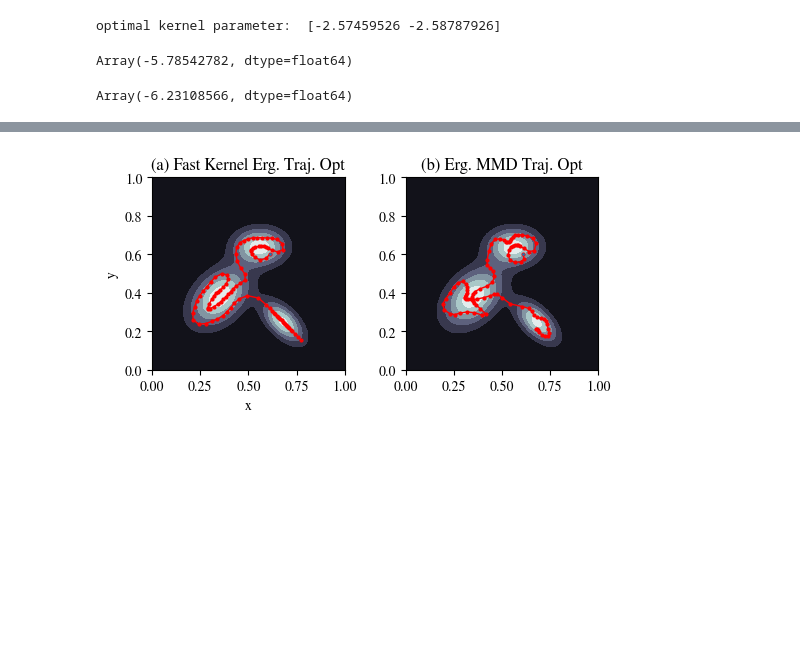
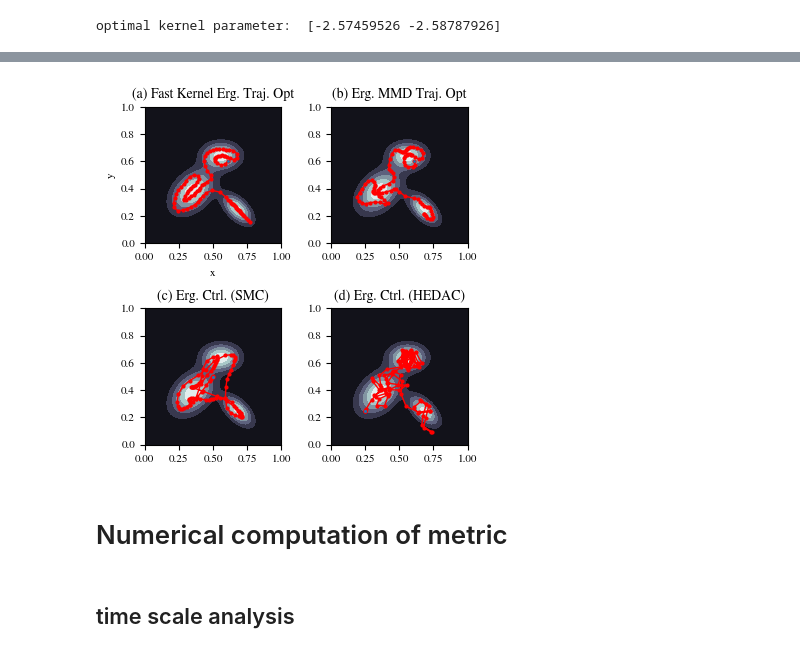
Before and after one commit to i-abr/ergodic_mmd, a Jupyter notebook: notebooks/planar_search.ipynb, the cells around one changed output, grey strips where cells are left out. Cells and saved outputs as stored; diff of their text form; code cells hidden in the pictures; blank space fills up the shorter version.

```diff
--- a/notebooks/planar_search.ipynb
+++ b/notebooks/planar_search.ipynb
@@ -217,14 +215,6 @@ fast_kernel_solver = AugmentedLagrangeSolver(params, fast_kernel_loss, eq_constr
 #     step_size=1e-3,
 #     args=args)
 #
-# %%
-fast_kernel_loss(fast_kernel_sol, args)
-# %% [output]
-Array(-5.78542782, dtype=float64)
-# %%
-emmd_loss(emmd_sol, args)
-# %% [output]
-Array(-6.23108566, dtype=float64)
 # %%
 fast_kernel_solver.solve(max_iter=15_000, eps=1e-3)
 fast_kernel_sol = fast_kernel_solver.solution
@@ -267,16 +257,21 @@ emmd_sol = emmd_solver.solution
 4216 0.0010905535208456897
 4217 0.000995764015272523
 done in  4217  iterations 0.000995764015272523
+# %%
+import pickle as pkl
+
+smc_traj = pkl.load(open('../data/ergodic.pkl','rb'))
+hedac_traj = pkl.load(open('../data/traj.pkl','rb'))
 # %%
 # Iterative trajectory optimization for ergodic control
 from IPython import display
 
 plt.rcParams["font.family"] = "freeserif"
-
+plt.rcParams.update({'font.size': 8})
 
 loss_list = []
 
-fig, axes = plt.subplots(1, 2,figsize=(6,2.5))#, tight_layout=True)
+fig, axes = plt.subplots(2, 2, figsize=(4,4), tight_layout=True)
 
 # for iter in tqdm(range(100)):
 
@@ -288,43 +283,84 @@ X = forward_sim(args['x0'], U, args['dt'])[1]
 
 # visualize every 10 iterations
 # if (iter+1) % 10 == 0:
-ax1 = axes[0]
+ax1 = axes[0,0]
 ax1.cla()
 ax1.set_aspect('equal', adjustable='box')
 ax1.set_xlim(0.0, L_list[0])
 ax1.set_ylim(0.0, L_list[1])
-ax1.set_title('(a) Fast Kernel Erg. Traj. Opt')
+ax1.set_title('(a) Fast Kernel Erg. Traj. Opt', fontsize=10)
 ax1.set_xlabel('x')
 ax1.set_ylabel('y')
 ax1.contourf(grids_x, grids_y, pdf_vals.reshape(grids_x.shape), cmap='bone')
 # ax1.plot([x0[0], x_traj[0,0]], [x0[1], x_traj[0,1]], linestyle='-', linewidth=2, color='k', alpha=1.0)
 ax1.plot(X[:,0], X[:,1], linestyle='-', marker='o', color='r', linewidth=1, markersize=2, alpha=1.0, label='Optimized trajectory')
 ax1.plot(args['x0'][0], args['x0'][1], linestyle='', marker='o', markersize=1, color='C0', alpha=1.0, label='Initial state')
 # ax1.legend(loc=1)
+plt.xticks(fontsize = 8)
+plt.yticks(fontsize = 8)
 
-ax2 = axes[1]
+
+ax2 = axes[0,1]
 U = emmd_sol['U']
 X = forward_sim(args['x0'], U, args['dt'])[1]
 ax2.cla()
 ax2.set_aspect('equal', adjustable='box')
 ax2.set_xlim(0.0, L_list[0])
 ax2.set_ylim(0.0, L_list[1])
-ax2.set_title('(b) Erg. MMD Traj. Opt')
+ax2.set_title('(b) Erg. MMD Traj. Opt',fontsize=10)
 # ax2.set_xlabel('x')
 # ax2.set_ylabel('y')
 ax2.contourf(grids_x, grids_y, pdf_vals.reshape(grids_x.shape), cmap='bone')
 # ax1.plot([x0[0], x_traj[0,0]], [x0[1], x_traj[0,1]], linestyle='-', linewidth=2, color='k', alpha=1.0)
 ax2.plot(X[:,0], X[:,1], linestyle='-', marker='o', color='r', linewidth=1, markersize=2, alpha=1.0, label='Optimized trajectory')
 ax2.plot(args['x0'][0], args['x0'][1], linestyle='', marker='o', markersize=1, color='C0', alpha=1.0, label='Initial state')
 # ax2.legend(loc=1)
+plt.xticks(fontsize = 8)
+plt.yticks(fontsize = 8)
 
+ax2 = axes[1,0]
+smc_traj = pkl.load(open('../data/ergodic.pkl','rb'))
+
+ax2.cla()
+ax2.set_aspect('equal', adjustable='box')
+ax2.set_xlim(0.0, L_list[0])
+ax2.set_ylim(0.0, L_list[1])
+ax2.set_title('(c) Erg. Ctrl. (SMC)', fontsize=10)
+# ax2.set_xlabel('x')
+# ax2.set_ylabel('y')
+ax2.contourf(grids_x, grids_y, pdf_vals.reshape(grids_x.shape), cmap='bone')
+# ax1.plot([x0[0], x_traj[0,0]], [x0[1], x_traj[0,1]], linestyle='-', linewidth=2, color='k', alpha=1.0)
+ax2.plot(smc_traj[:,0], smc_traj[:,1], linestyle='-', marker='o', color='r', linewidth=1, markersize=2, alpha=1.0, label='Optimized trajectory')
+ax2.plot(smc_traj[0], smc_traj[1], linestyle='', marker='o', markersize=1, color='C0', alpha=1.0, label='Initial state')
+# ax2.legend(loc=1)
+plt.xticks(fontsize = 8)
+plt.yticks(fontsize = 8)
+
+
+ax2 = axes[1,1]
+hedac_traj = pkl.load(open('../data/hedac.pkl','rb'))/100
+
+ax2.cla()
+ax2.set_aspect('equal', adjustable='box')
+ax2.set_xlim(0.0, L_list[0])
+ax2.set_ylim(0.0, L_list[1])
+ax2.set_title('(d) Erg. Ctrl. (HEDAC)', fontsize=10)
+# ax2.set_xlabel('x')
+# ax2.set_ylabel('y')
+ax2.contourf(grids_x, grids_y, pdf_vals.reshape(grids_x.shape), cmap='bone')
+# ax1.plot([x0[0], x_traj[0,0]], [x0[1], x_traj[0,1]], linestyle='-', linewidth=2, color='k', alpha=1.0)
+ax2.plot(hedac_traj[::10,0], hedac_traj[::10,1], linestyle='-', marker='o', color='r', linewidth=1, markersize=2, alpha=1.0, label='Optimized trajectory')
+ax2.plot(hedac_traj[0], hedac_traj[1], linestyle='', marker='o', markersize=1, color='C0', alpha=1.0, label='Initial state')
+# ax2.legend(loc=1)
 
 #     display.clear_output(wait=True)
 #     display.display(fig)
 
 # display.clear_output(wait=True)
 # plt.show()
 # plt.close()
 plt.savefig('../figures/kernel_methods_comparison.svg')
 # %% [output]
-[figure, old version]
+[figure, new version]
+# %% [markdown]
+# Numerical computation of metric
@@ -330,0 +422,2 @@ plt.savefig('../figures/kernel_methods_comparison.svg')
+# %% [markdown]
+## time scale analysis
```
Also changed, not shown: parts of 15 cells of this notebook, 13 other files.
